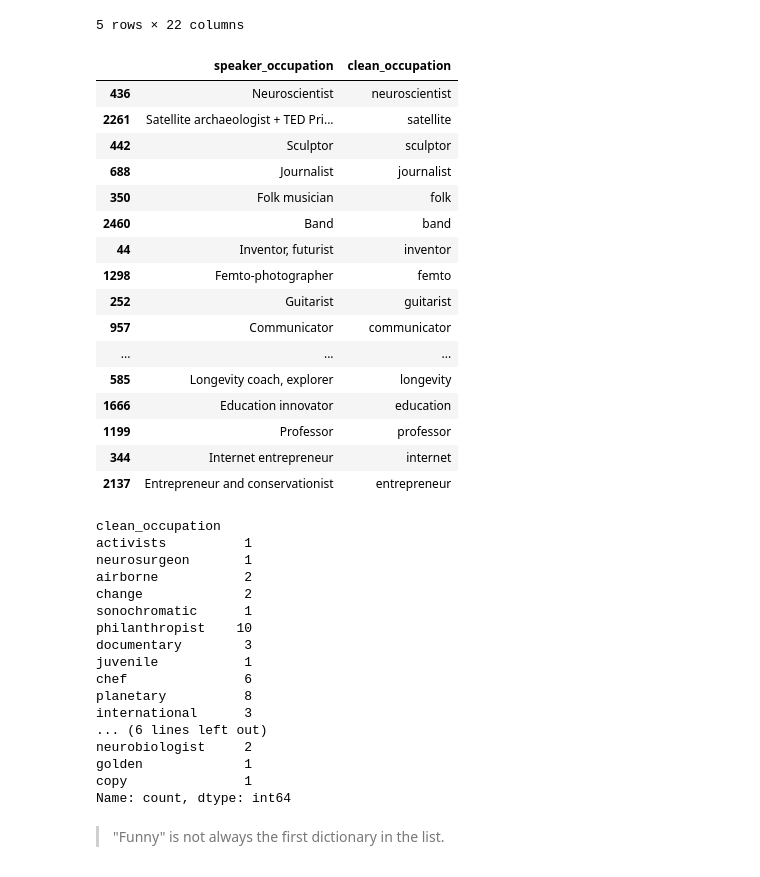
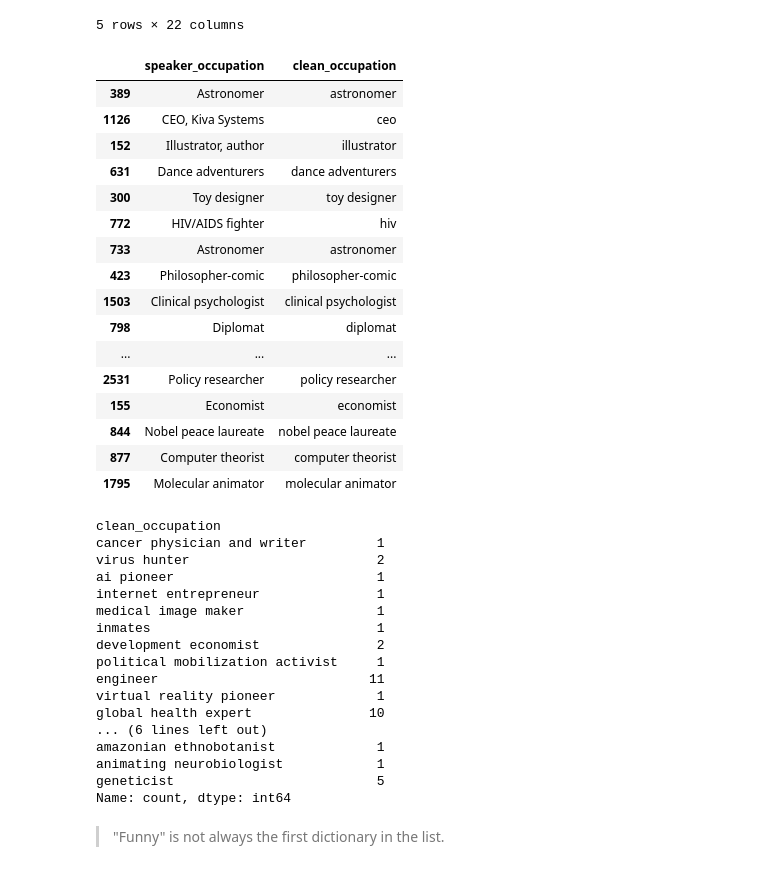
Before and after one commit to changjulian17/qf627, a Jupyter notebook: Lesson 1/problem_set_1/QF627_Problem_Set_1.ipynb, the cells around one changed output. Saved outputs shown, nothing was run; the diff lists cells and outputs as text; code cells hidden in the pictures.

```diff
--- a/Lesson 1/problem_set_1/QF627_Problem_Set_1.ipynb
+++ b/Lesson 1/problem_set_1/QF627_Problem_Set_1.ipynb
@@ -801,55 +801,55 @@ df.head()
 # %%
 import re
 
 def clean_occupation(occupation):
     if pd.isna(occupation):
         return None
     s = str(occupation)
-    parts = re.split(r'[^\w]+', s)
+    parts = re.split(r'[^\w\s-]+', s)
     tokens = [p.strip() for p in parts if p.strip()]
     if tokens:
         return tokens[0].lower()  # first token, lowercase
     return None
 
 df['clean_occupation'] = df['speaker_occupation'].apply(clean_occupation)
 df[['speaker_occupation', 'clean_occupation']].sample(20)
 # %% [output]
 |  | speaker_occupation | clean_occupation |
-| 436 | Neuroscientist | neuroscientist |
-| 2261 | Satellite archaeologist + TED Pri... | satellite |
-| 442 | Sculptor | sculptor |
-| 688 | Journalist | journalist |
-| 350 | Folk musician | folk |
-| 2460 | Band | band |
-| 44 | Inventor, futurist | inventor |
-| 1298 | Femto-photographer | femto |
-| 252 | Guitarist | guitarist |
-| 957 | Communicator | communicator |
+| 389 | Astronomer | astronomer |
+| 1126 | CEO, Kiva Systems | ceo |
+| 152 | Illustrator, author | illustrator |
+| 631 | Dance adventurers | dance adventurers |
+| 300 | Toy designer | toy designer |
+| 772 | HIV/AIDS fighter | hiv |
+| 733 | Astronomer | astronomer |
+| 423 | Philosopher-comic | philosopher-comic |
+| 1503 | Clinical psychologist | clinical psychologist |
+| 798 | Diplomat | diplomat |
 | ... | ... | ... |
-| 585 | Longevity coach, explorer | longevity |
-| 1666 | Education innovator | education |
-| 1199 | Professor | professor |
-| 344 | Internet entrepreneur | internet |
-| 2137 | Entrepreneur and conservationist | entrepreneur |
+| 2531 | Policy researcher | policy researcher |
+| 155 | Economist | economist |
+| 844 | Nobel peace laureate | nobel peace laureate |
+| 877 | Computer theorist | computer theorist |
+| 1795 | Molecular animator | molecular animator |
 # %%
 df['clean_occupation'].value_counts().sample(20)
 # %% [output]
 clean_occupation
-activists          1
-neurosurgeon       1
-airborne           2
-change             2
-sonochromatic      1
-philanthropist    10
-documentary        3
-juvenile           1
-chef               6
-planetary          8
-international      3
+cancer physician and writer         1
+virus hunter                        2
+ai pioneer                          1
+internet entrepreneur               1
+medical image maker                 1
+inmates                             1
+development economist               2
+political mobilization activist     1
+engineer                           11
+virtual reality pioneer             1
+global health expert               10
 ... (6 lines left out)
-neurobiologist     2
-golden             1
-copy               1
+amazonian ethnobotanist             1
+animating neurobiologist            1
+geneticist                          5
 Name: count, dtype: int64
 # %% [markdown]
 > "Funny" is not always the first dictionary in the list.
```
Also changed, not shown: parts of 20 cells of this notebook.
